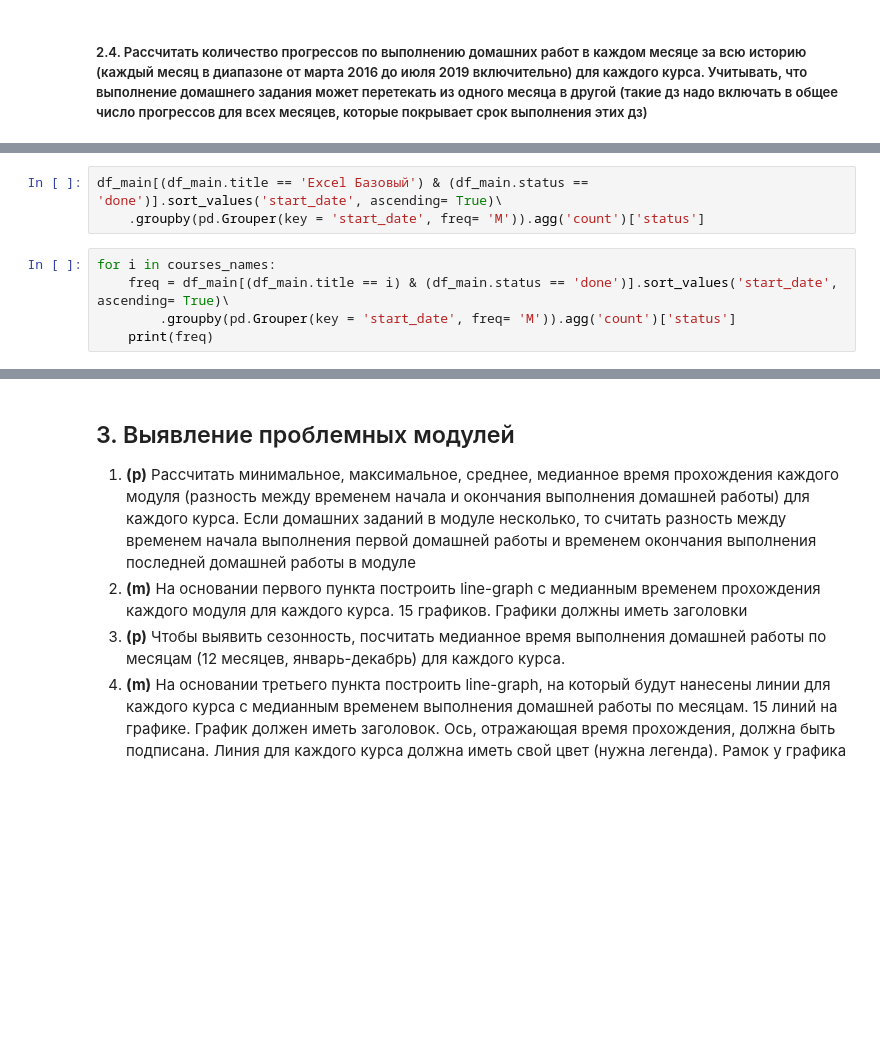
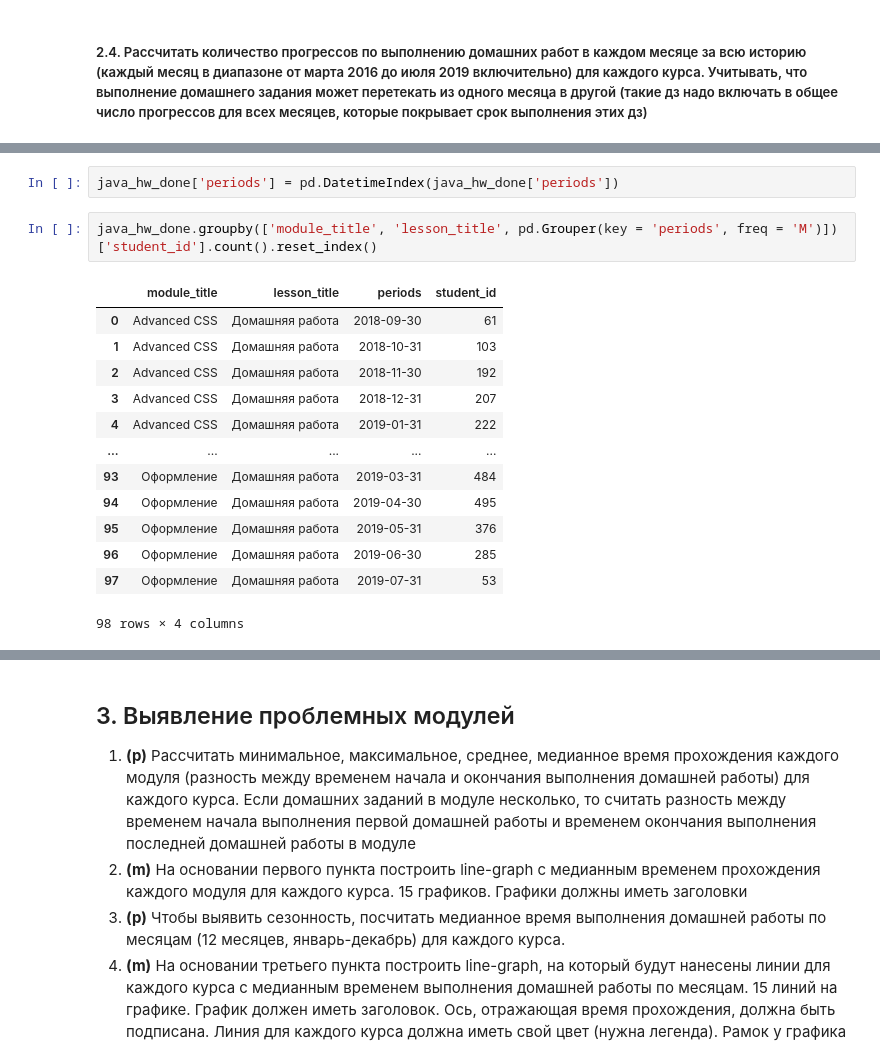
Before and after one commit to Macsmoreno/coursework_analytics_p1, a Jupyter notebook: Coursework_analytics_1.ipynb, the cells around one changed output, grey strips where cells are left out. Saved outputs shown, nothing was run; the diff lists cells and outputs as text; blank space fills up the shorter version.

```diff
--- a/Coursework_analytics_1.ipynb
+++ b/Coursework_analytics_1.ipynb
@@ -618,8 +594,18 @@ java_hw_done
-# %%
-df_main[(df_main.title == 'Excel Базовый') & (df_main.status == 'done')].sort_values('start_date', ascending= True)\
-    .groupby(pd.Grouper(key = 'start_date', freq= 'M')).agg('count')['status']
-# %%
-for i in courses_names:
-    freq = df_main[(df_main.title == i) & (df_main.status == 'done')].sort_values('start_date', ascending= True)\
-        .groupby(pd.Grouper(key = 'start_date', freq= 'M')).agg('count')['status']
-    print(freq)
+# %%
+java_hw_done['periods'] = pd.DatetimeIndex(java_hw_done['periods'])
+# %%
+java_hw_done.groupby(['module_title', 'lesson_title', pd.Grouper(key = 'periods', freq = 'M')])['student_id'].count().reset_index()
+# %% [output]
+|  | module_title | lesson_title | periods | student_id |
+| 0 | Advanced CSS | Домашняя работа | 2018-09-30 | 61 |
+| 1 | Advanced CSS | Домашняя работа | 2018-10-31 | 103 |
+| 2 | Advanced CSS | Домашняя работа | 2018-11-30 | 192 |
+| 3 | Advanced CSS | Домашняя работа | 2018-12-31 | 207 |
+| 4 | Advanced CSS | Домашняя работа | 2019-01-31 | 222 |
+| ... | ... | ... | ... | ... |
+| 93 | Оформление | Домашняя работа | 2019-03-31 | 484 |
+| 94 | Оформление | Домашняя работа | 2019-04-30 | 495 |
+| 95 | Оформление | Домашняя работа | 2019-05-31 | 376 |
+| 96 | Оформление | Домашняя работа | 2019-06-30 | 285 |
+| 97 | Оформление | Домашняя работа | 2019-07-31 | 53 |
+98 rows × 4 columns
```
Also changed, not shown: parts of 18 cells of this notebook.
